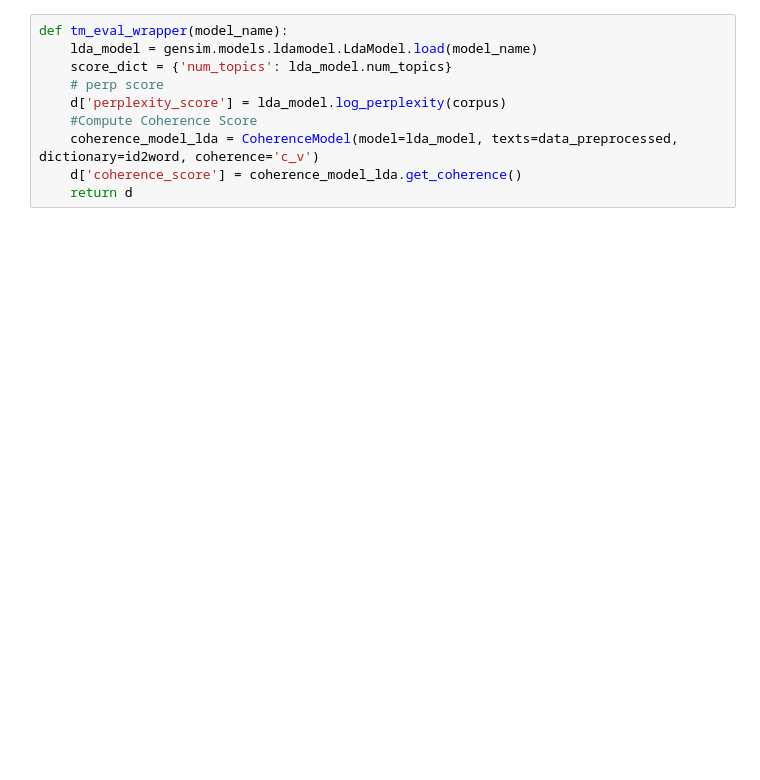
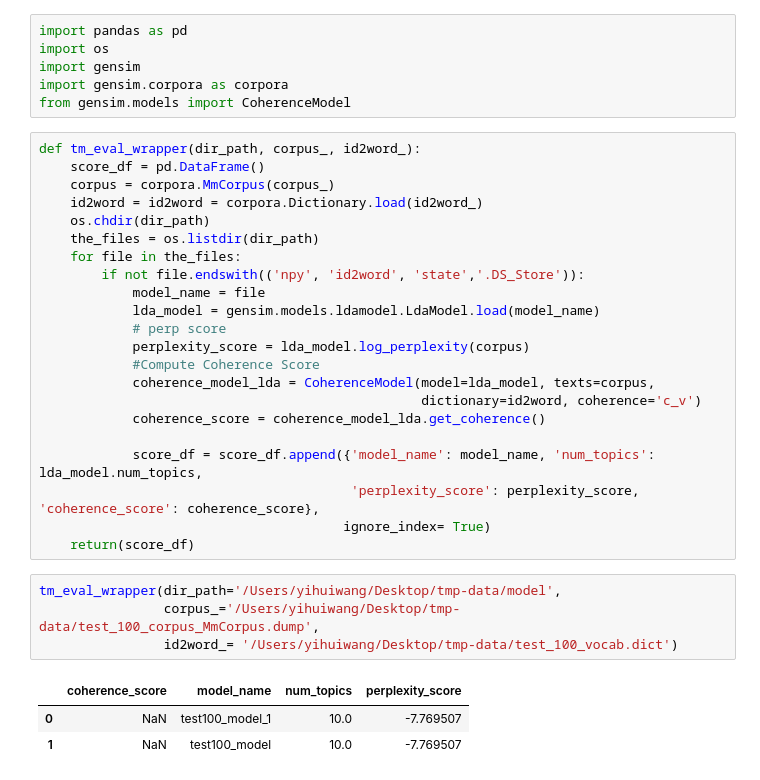
Before and after one commit to yihuiwang96/ais, a Jupyter notebook: topic_model_evaluation.ipynb, the cells around one changed output. Saved outputs shown, nothing was run; the diff lists cells and outputs as text; blank space fills up the shorter version.

```diff
--- a/topic_model_evaluation.ipynb
+++ b/topic_model_evaluation.ipynb
@@ -1,10 +1,36 @@
+# %%
+import pandas as pd
+import os
+import gensim
+import gensim.corpora as corpora
+from gensim.models import CoherenceModel
 # %%
-def tm_eval_wrapper(model_name):
-    lda_model = gensim.models.ldamodel.LdaModel.load(model_name)
-    score_dict = {'num_topics': lda_model.num_topics}
-    # perp score
-    d['perplexity_score'] = lda_model.log_perplexity(corpus)
-    #Compute Coherence Score
-    coherence_model_lda = CoherenceModel(model=lda_model, texts=data_preprocessed, dictionary=id2word, coherence='c_v')
-    d['coherence_score'] = coherence_model_lda.get_coherence()
-    return d
+def tm_eval_wrapper(dir_path, corpus_, id2word_):
+    score_df = pd.DataFrame()
+    corpus = corpora.MmCorpus(corpus_)
+    id2word = id2word = corpora.Dictionary.load(id2word_)
+    os.chdir(dir_path)
+    the_files = os.listdir(dir_path)
+    for file in the_files:
+        if not file.endswith(('npy', 'id2word', 'state','.DS_Store')):
+            model_name = file
+            lda_model = gensim.models.ldamodel.LdaModel.load(model_name)
+            # perp score
+            perplexity_score = lda_model.log_perplexity(corpus)
+            #Compute Coherence Score
+            coherence_model_lda = CoherenceModel(model=lda_model, texts=corpus,
+                                                 dictionary=id2word, coherence='c_v')
+            coherence_score = coherence_model_lda.get_coherence()
+
+            score_df = score_df.append({'model_name': model_name, 'num_topics': lda_model.num_topics,
+                                        'perplexity_score': perplexity_score, 'coherence_score': coherence_score},
+                                       ignore_index= True)
+    return(score_df)
+# %%
+tm_eval_wrapper(dir_path='/Users/yihuiwang/Desktop/tmp-data/model',
+                corpus_='/Users/yihuiwang/Desktop/tmp-data/test_100_corpus_MmCorpus.dump',
+                id2word_= '/Users/yihuiwang/Desktop/tmp-data/test_100_vocab.dict')
+# %% [output]
+|  | coherence_score | model_name | num_topics | perplexity_score |
+| 0 | NaN | test100_model_1 | 10.0 | -7.769507 |
+| 1 | NaN | test100_model | 10.0 | -7.769507 |
```
Also changed, not shown: 2 other files.
